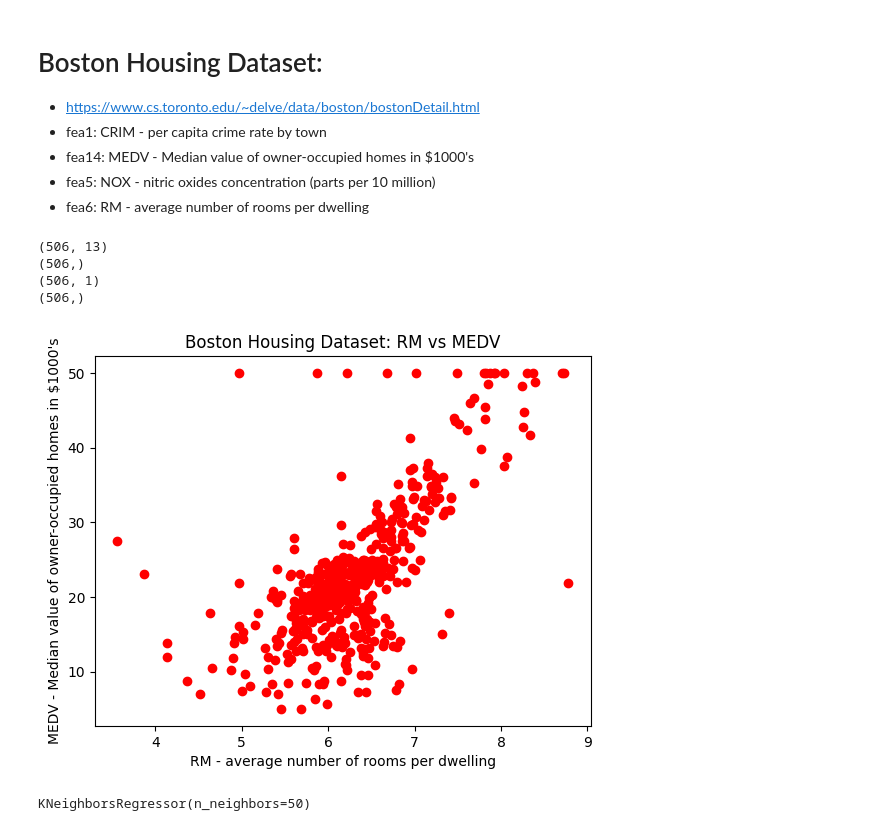
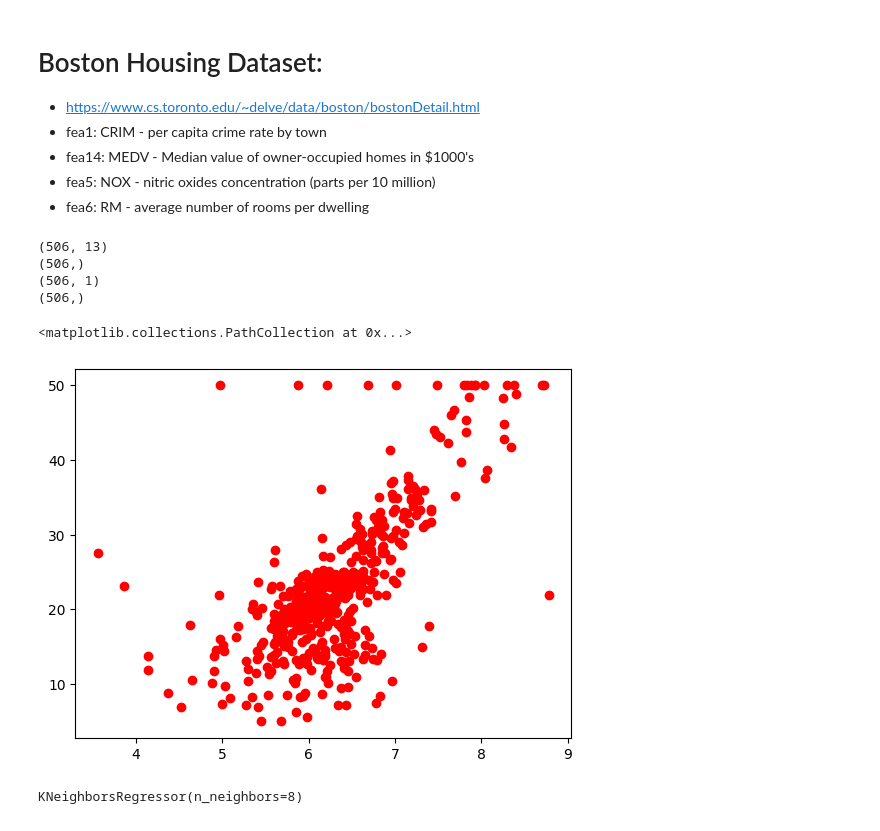
Before and after one commit to qiyanjun/2026Fall-UVA-CS-MachineLearningDeep, a Jupyter notebook: notebook/L8_Knearest.ipynb, the cells around one changed output. Drawn from its saved outputs; the diff is of its cells as text; code cells hidden in the pictures.

```diff
--- a/notebook/L8_Knearest.ipynb
+++ b/notebook/L8_Knearest.ipynb
@@ -17,48 +17,51 @@ import matplotlib.pyplot as plt
 *  fea5: NOX - nitric oxides concentration (parts per 10 million)
 *  fea6: RM - average number of rooms per dwelling
 # %%
+# Note: The request to show 'wrongly predicted samples by the above knn'
+# likely refers to the KNeighborsClassifier used on the digits dataset (e.g., in cell _TKKLvDp_0Na).
+# This cell (FCp_lBj9jHPk) loads the Boston housing dataset, which is for regression.
+# Therefore, the requested classification-error visualization cannot be performed here.
+# Please select the cell where the KNeighborsClassifier was trained and evaluated
+# if you wish to visualize its misclassified samples.
+
 import pandas as pd
 import numpy as np
 import matplotlib.pyplot as plt
 
 data_url = "http://lib.stat.cmu.edu/datasets/boston"
-raw_df = pd.read_csv(data_url, sep="\s+", skiprows=22, header=None)
+raw_df = pd.read_csv(data_url, sep=r"\s+", skiprows=22, header=None)
 data = np.hstack([raw_df.values[::2, :], raw_df.values[1::2, :2]])
-target = raw_df.values[1::2, 2] # Renamed 'boston' to 'target' for clarity
-
+target = raw_df.values[1::2, 2]
 
 print(data.shape)
 
-# Let's have a look at the last feature (RM - average number of rooms per dwelling):
-X = data[:, 5] # Accessing the 6th column for RM
+# Let's have a look at the last feature:
+X = data[:, 5]
 print(X.shape)
 X = X.reshape(-1, 1)
 print(X.shape)
 
-# The boston housing data set, the targets to be predicted corresponds to the median value of owner-occupied homes.
-y = target # 'target' now holds the MEDV
+#the boston housing data set, the targets to be predicted corresponds to the weighted distances to the five Boston employment centers.
+y = target
 print(y.shape)
 
 plt.scatter(X, y,  color='red')
-plt.xlabel("RM - average number of rooms per dwelling")
-plt.ylabel("MEDV - Median value of owner-occupied homes in $1000's")
-plt.title("Boston Housing Dataset: RM vs MEDV")
-plt.show()
 # %% [output]
 (506, 13)
 (506,)
 (506, 1)
 (506,)
+<matplotlib.collections.PathCollection at 0x...>
-[figure, old version]
+[figure, new version]
 # %%
 # import regressor
 from sklearn.neighbors import KNeighborsRegressor
 # instantiate with K=5
-knn = KNeighborsRegressor(n_neighbors=50)
+knn = KNeighborsRegressor(n_neighbors=8)
 # fit with data
 knn.fit(X, y)
 # %% [output]
-KNeighborsRegressor(n_neighbors=50)
+KNeighborsRegressor(n_neighbors=8)
 # %%
 ###
 Xfit = np.linspace(3, 10, 1000).reshape(-1, 1)
```
Also changed, not shown: parts of 10 cells of this notebook.
